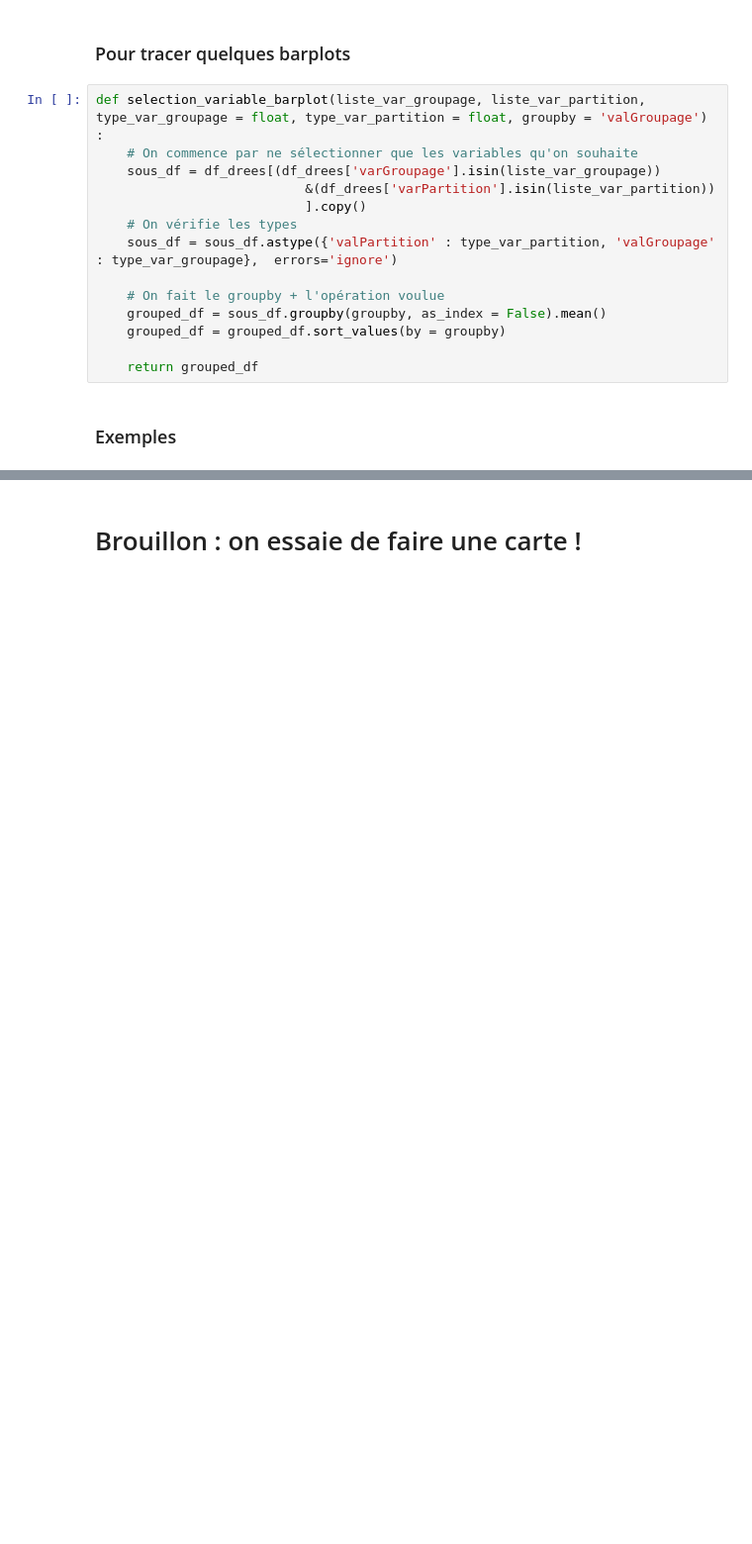
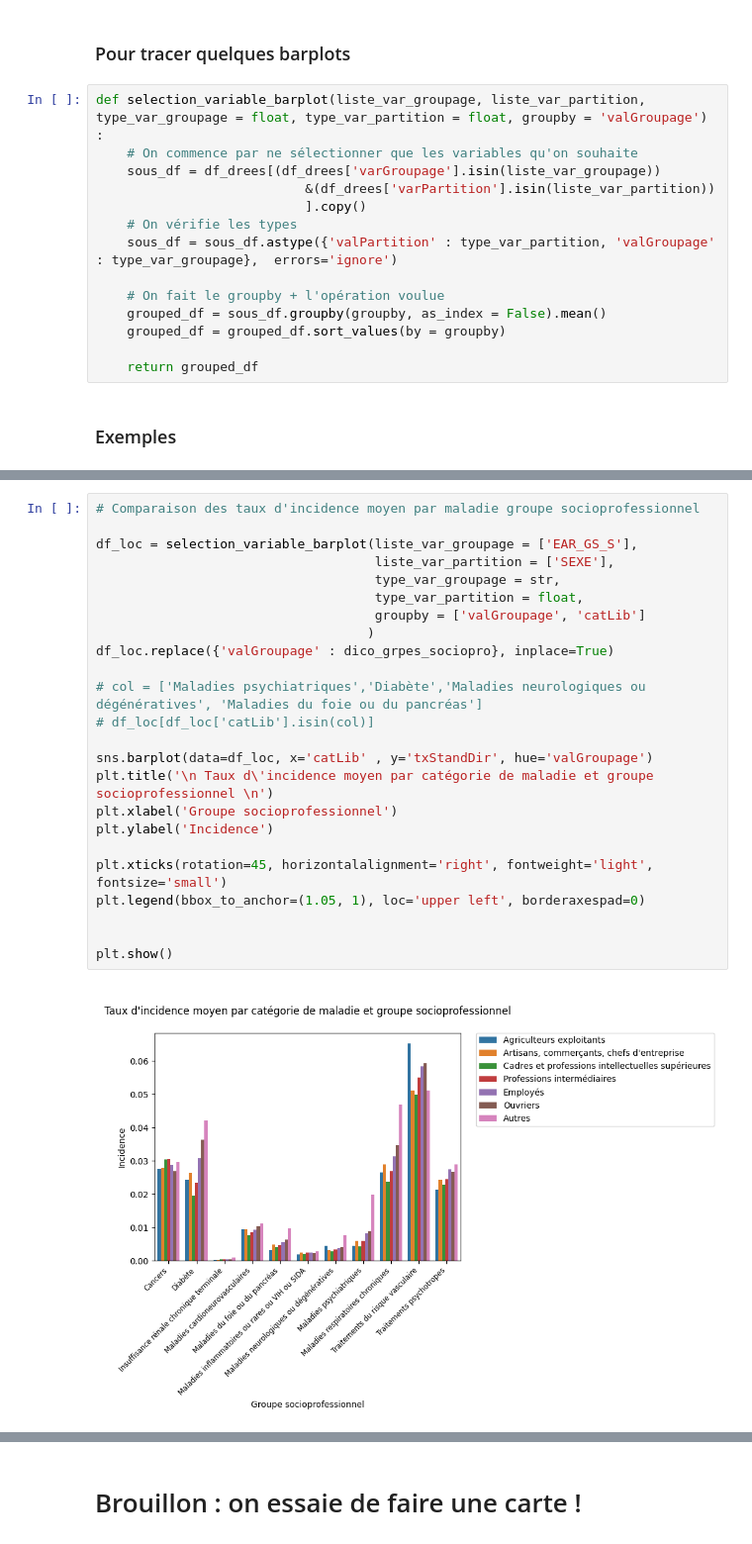
Before and after one commit to bbasa1/Maladies_chroniques_offre_de_soin_inegalites_sociales_ou_facteurs_environnementaux, a Jupyter notebook: Introduction_base.ipynb, the cells around one changed output, grey strips where cells are left out. Shown: that part at 99% size. Saved outputs shown, nothing was run; the diff lists cells and outputs as text; blank space fills up the shorter version.

```diff
--- a/Introduction_base.ipynb
+++ b/Introduction_base.ipynb
@@ -83,0 +138,26 @@ plt.show()
+# %%
+# Comparaison des taux d'incidence moyen par maladie groupe socioprofessionnel
+
+df_loc = selection_variable_barplot(liste_var_groupage = ['EAR_GS_S'],
+                                    liste_var_partition = ['SEXE'],
+                                    type_var_groupage = str,
+                                    type_var_partition = float,
+                                    groupby = ['valGroupage', 'catLib']
+                                   )
+df_loc.replace({'valGroupage' : dico_grpes_sociopro}, inplace=True)
+
+# col = ['Maladies psychiatriques','Diabète','Maladies neurologiques ou dégénératives', 'Maladies du foie ou du pancréas']
+# df_loc[df_loc['catLib'].isin(col)]
+
+sns.barplot(data=df_loc, x='catLib' , y='txStandDir', hue='valGroupage')
+plt.title('\n Taux d\'incidence moyen par catégorie de maladie et groupe socioprofessionnel \n')
+plt.xlabel('Groupe socioprofessionnel')
+plt.ylabel('Incidence')
+
+plt.xticks(rotation=45, horizontalalignment='right', fontweight='light', fontsize='small')
+plt.legend(bbox_to_anchor=(1.05, 1), loc='upper left', borderaxespad=0)
+
+
+plt.show()
+# %% [output]
+[figure, added]
```
Also changed, not shown: parts of 19 cells of this notebook.
